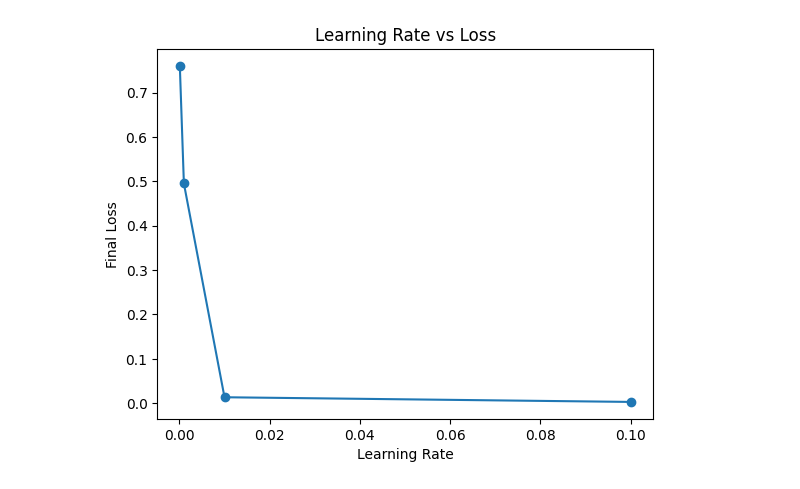
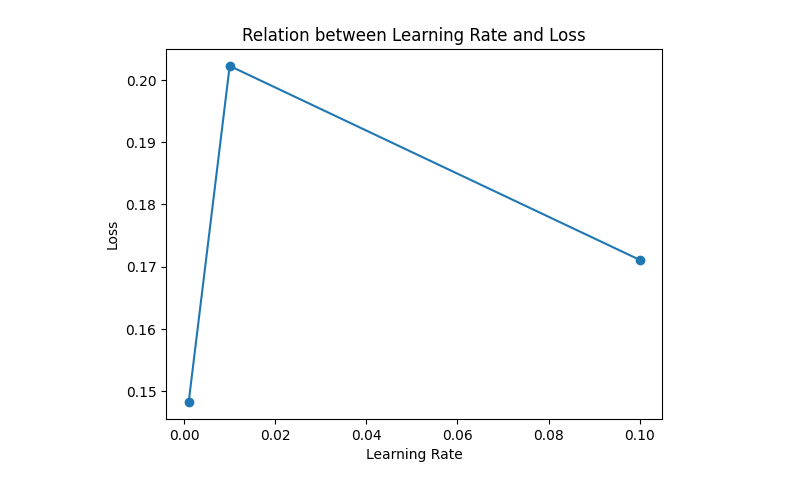
Before and after one commit to SARIKELLA-MADHU/Machine-Learning, a Jupyter notebook: ML_week_9_(U5)ipynb.ipynb, the cells around one changed output. Saved outputs shown, nothing was run; the diff lists cells and outputs as text; code cells hidden in the pictures.

```diff
--- a/ML_week_9_(U5)ipynb.ipynb
+++ b/ML_week_9_(U5)ipynb.ipynb
@@ -1,24 +1,2 @@
 # %% [markdown]
 <a href="https://colab.research.google.com/github/SARIKELLA-MADHU/Machine-Learning/blob/main/ML_week_9_(U5)ipynb.ipynb" target="_parent"><img src="https://colab.research.google.com/assets/colab-badge.svg" alt="Open In Colab"/></a>
-# %%
-import numpy as np
-
-# Input data (AND gate)
-X = np.array([[0,0],[0,1],[1,0],[1,1]])
-y = np.array([0,0,0,1])  # AND output
-
-# Initialize weights and bias
-w = np.zeros(X.shape[1])
-b = 0
-lr = 0.1  # learning rate
-
-# Training loop
-for epoch in range(10):
-    for i in range(len(X)):
-        y_pred = np.dot(X[i], w) + b
-        y_pred = 1 if y_pred > 0 else 0
-        error = y[i] - y_pred
-        w += lr * error * X[i]
-        b += lr * error
-
-print("Weights:", w, "Bias:", b)
@@ -144,19 +170,24 @@ Training Time: 0.37 seconds
 # %%
 import matplotlib.pyplot as plt
+from sklearn.datasets import load_breast_cancer
 from sklearn.neural_network import MLPClassifier
+from sklearn.model_selection import train_test_split
 
-lrs = [0.0001, 0.001, 0.01, 0.1]
+X, y = load_breast_cancer(return_X_y=True)
+X_train, X_test, y_train, y_test = train_test_split(X, y, test_size=0.3, random_state=1)
+
+learning_rates = [0.001, 0.01, 0.1]
 losses = []
 
-for lr in lrs:
-    mlp = MLPClassifier(hidden_layer_sizes=(5,), learning_rate_init=lr, max_iter=500)
-    mlp.fit(X, y)
+for lr in learning_rates:
+    mlp = MLPClassifier(hidden_layer_sizes=(10,), max_iter=300, learning_rate_init=lr, random_state=1)
+    mlp.fit(X_train, y_train)
     losses.append(mlp.loss_)
 
-plt.plot(lrs, losses, marker='o')
-plt.xlabel("Learning Rate")
-plt.ylabel("Final Loss")
-plt.title("Learning Rate vs Loss")
+plt.plot(learning_rates, losses, marker='o')
+plt.xlabel('Learning Rate')
+plt.ylabel('Loss')
+plt.title('Relation between Learning Rate and Loss')
 plt.show()
 # %% [output]
-[figure, old version]
+[figure, new version]
```
Also changed, not shown: parts of 10 cells of this notebook.
